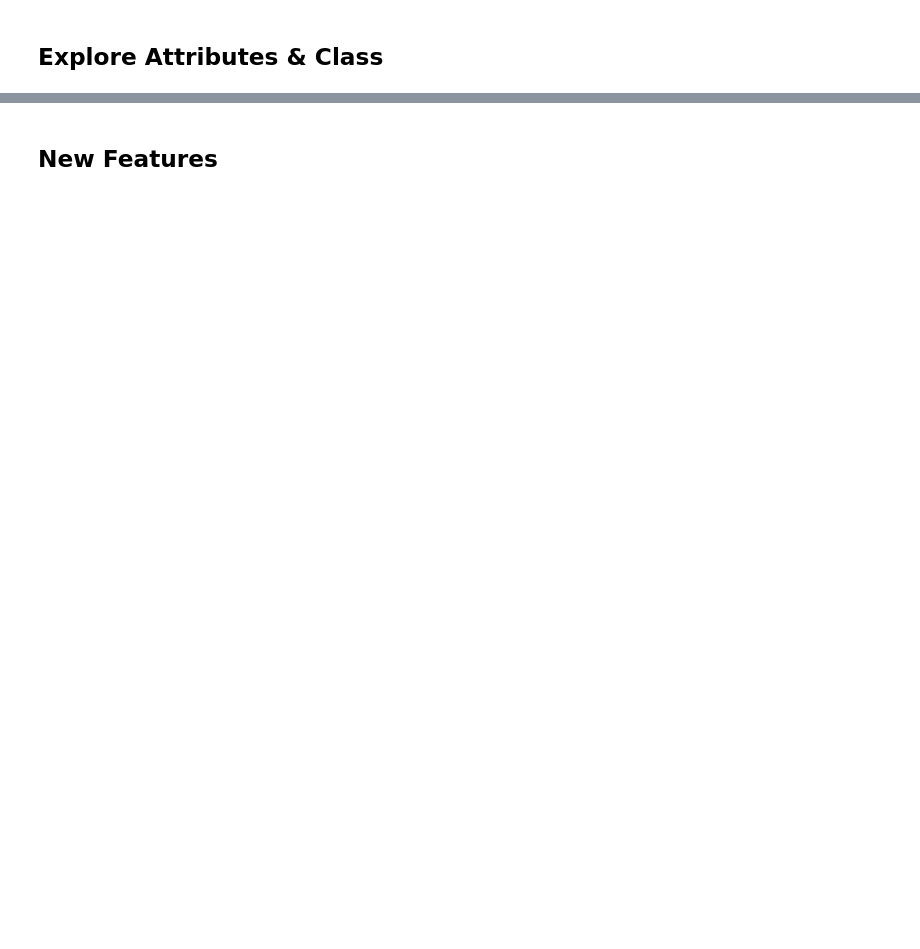
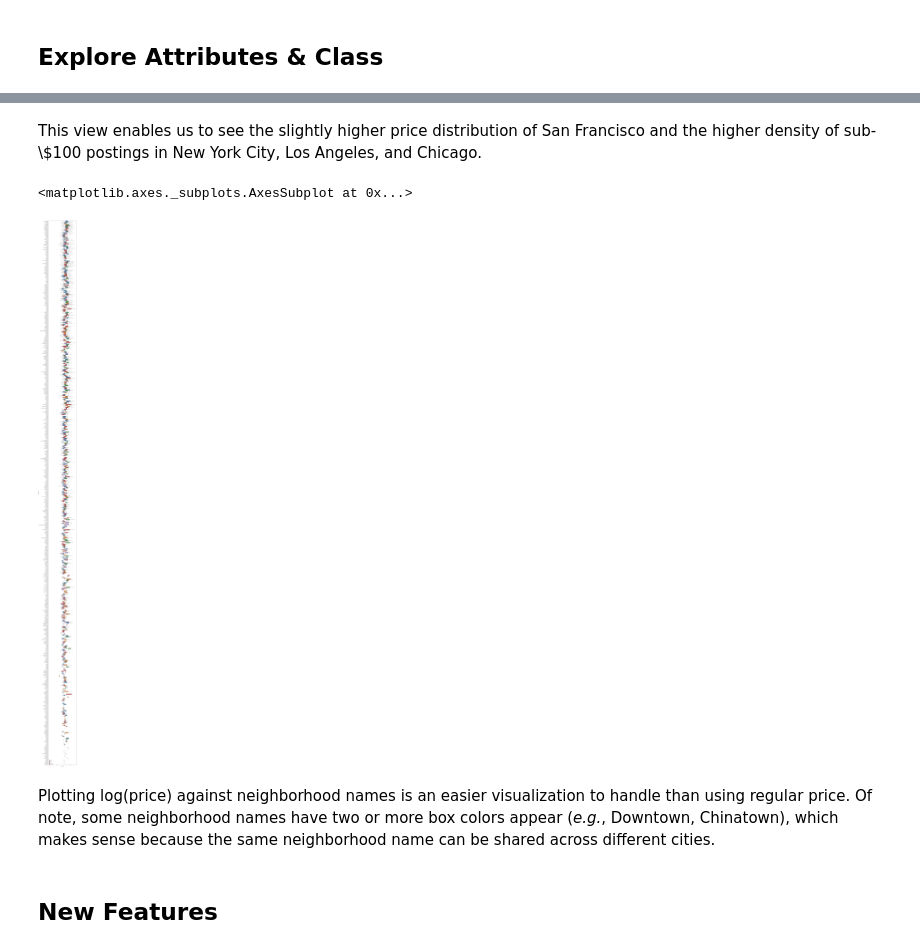
Before and after one commit to anguyen-07/DS7331-ML_Labs, a Jupyter notebook: DS7331_Lab1_VizProcessing_AirBnB.ipynb, the cells around one changed output, grey strips where cells are left out. Saved outputs shown, nothing was run; the diff lists cells and outputs as text; code cells hidden in the pictures; blank space fills up the shorter version.

```diff
--- a/DS7331_Lab1_VizProcessing_AirBnB.ipynb
+++ b/DS7331_Lab1_VizProcessing_AirBnB.ipynb
@@ -235,3 +315,14 @@ Text(0,0.5,'Number of Reviews')
+# %% [markdown]
+This view enables us to see the slightly higher price distribution of San Francisco and the higher density of sub-\\$100 postings in New York City, Los Angeles, and Chicago.
+# %%
+plt.figure(figsize = (10, 200))
+sns.boxplot(x="log_price", y="neighbourhood", hue="city", data=df_ratings,
+           width=0.8, fliersize=2, dodge=False)
+# %% [output]
+<matplotlib.axes._subplots.AxesSubplot at 0x...>
+[figure, added]
+# %% [markdown]
+Plotting log(price) against neighborhood names is an easier visualization to handle than using regular price. Of note, some neighborhood names have two or more box colors appear (*e.g.*, Downtown, Chinatown), which makes sense because the same neighborhood name can be shared across different cities.
 # %% [markdown]
 ## New Features
 # %% [markdown]
```
Also changed, not shown: parts of 23 cells of this notebook.
